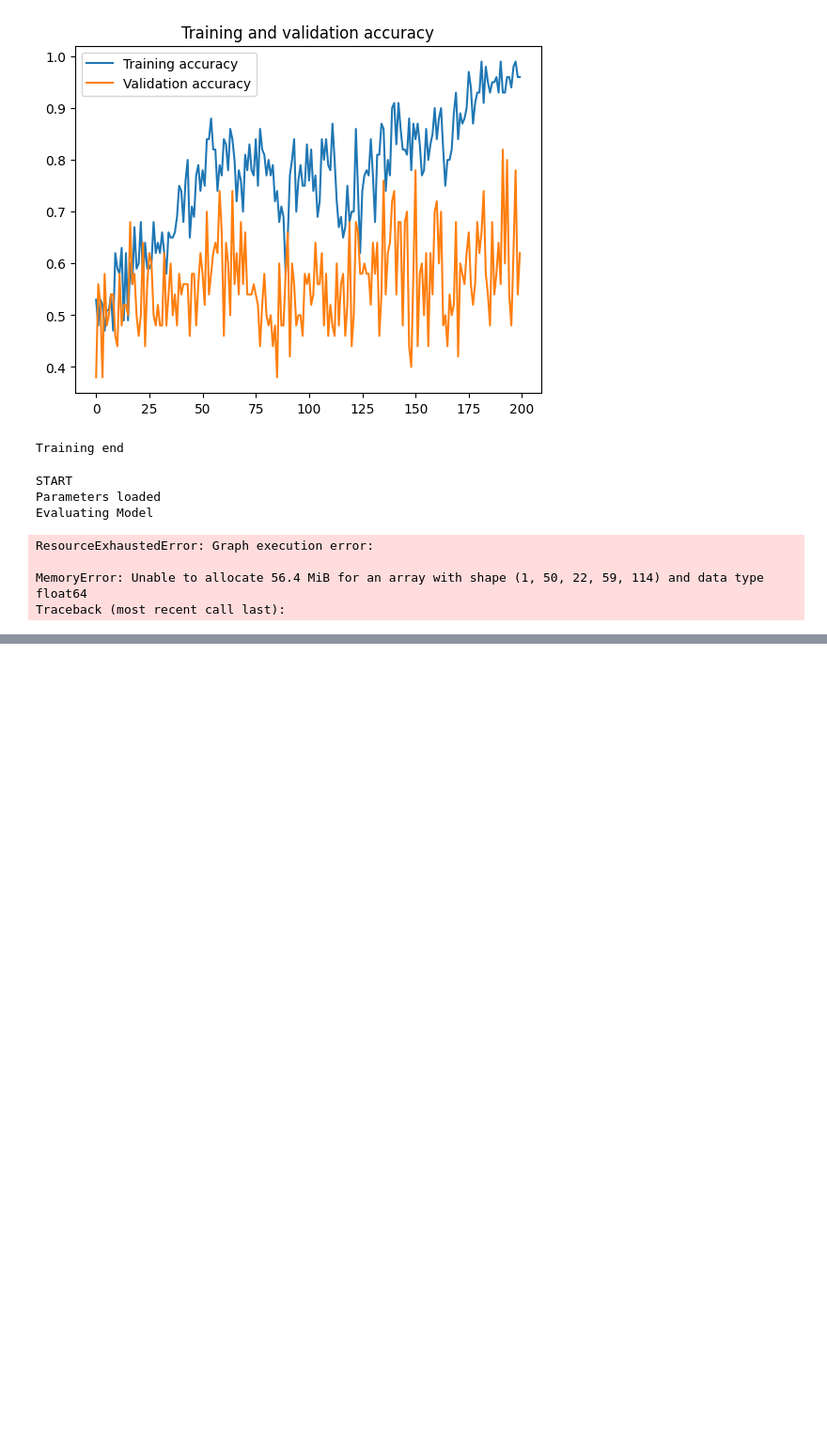
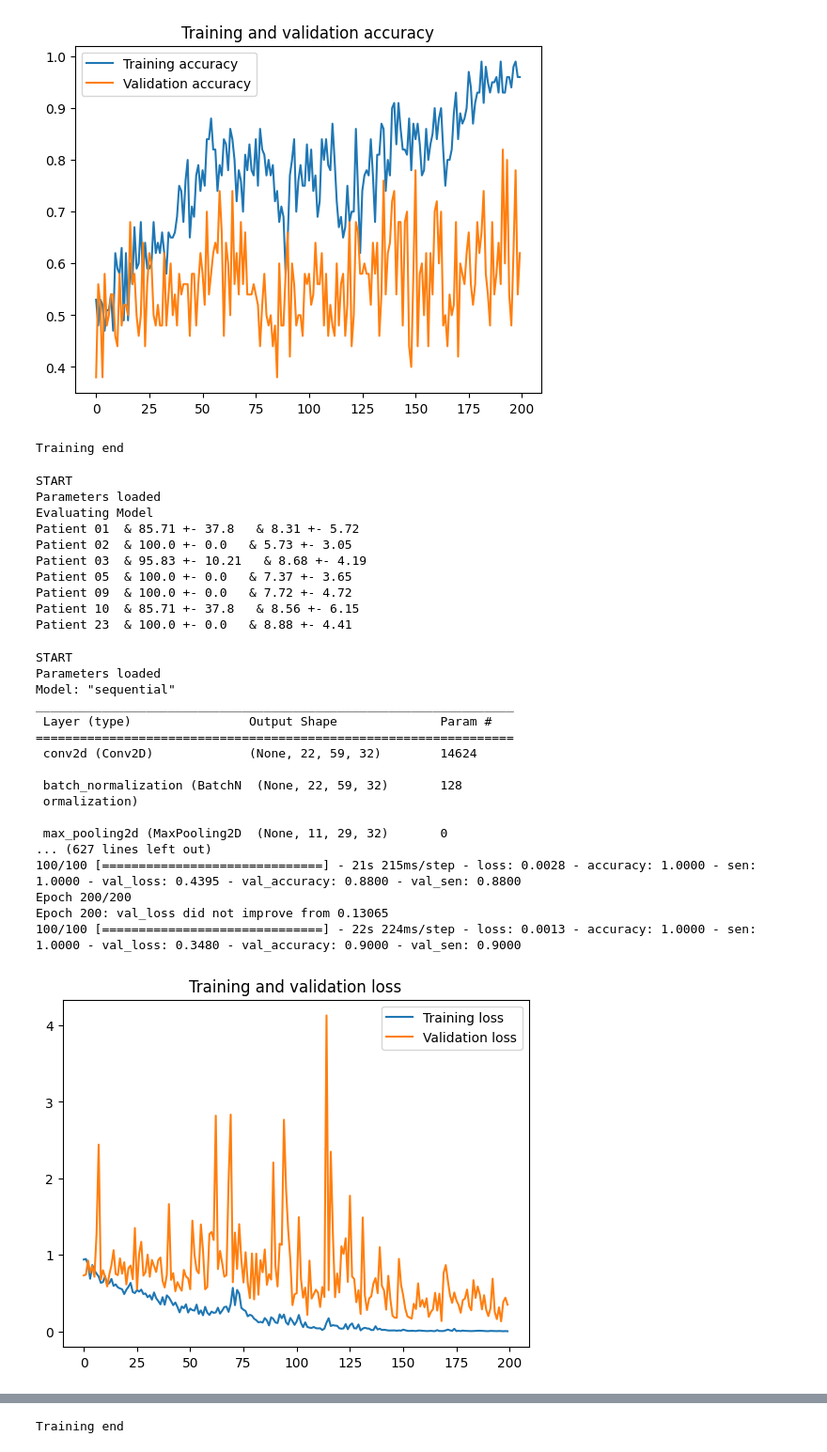
Before and after one commit to ChiaraAnsaldo/Neural-network-for-eeg-signal-analysis-for-epileptic-seizure-detection, a Jupyter notebook: CNN_Combined_Classification.ipynb, the cells around one changed output, grey strips where cells are left out. Shown at 94% size. Saved outputs shown, nothing was run; the diff lists cells and outputs as text; code cells hidden in the pictures; blank space fills up the shorter version.

```diff
--- a/CNN_Combined_Classification.ipynb
+++ b/CNN_Combined_Classification.ipynb
@@ -465,14 +476,72 @@ Epoch 200: val_loss did not improve from 0.42202
 Training end
 # %%
 init()
-model = load_model('model_checkpoint/Model4_1.h5')
+model = load_model('model_checkpoint/CNN_LSTM.h5')
 print('Evaluating Model')
 evaluation_model(model)
 # %% [output]
 START
 Parameters loaded
 Evaluating Model
+Patient 01  & 85.71 +- 37.8   & 8.31 +- 5.72
+Patient 02  & 100.0 +- 0.0   & 5.73 +- 3.05
+Patient 03  & 95.83 +- 10.21   & 8.68 +- 4.19
+Patient 05  & 100.0 +- 0.0   & 7.37 +- 3.65
+Patient 09  & 100.0 +- 0.0   & 7.72 +- 4.72
+Patient 10  & 85.71 +- 37.8   & 8.56 +- 6.15
+Patient 23  & 100.0 +- 0.0   & 8.88 +- 4.41
-ResourceExhaustedError: Graph execution error:
-
-MemoryError: Unable to allocate 56.4 MiB for an array with shape (1, 50, 22, 59, 114) and data type float64
-Traceback (most recent call last):
+# %%
+init()
+
+if not os.path.exists(dir_name):
+        os.makedirs(dir_name)
+save_path = os.path.join(dir_name, 'Model5.h5')
+
+callbacks_list = [
+    tf.keras.callbacks.ModelCheckpoint(
+    filepath=save_path,
+    monitor="val_loss",
+    verbose=1,
+    save_best_only=True)
+]
+model = createModel3()
+
+optimizer = tf.keras.optimizers.SGD(learning_rate=initial_learning_rate)
+
+model.compile(optimizer=optimizer, loss='categorical_crossentropy', metrics=['accuracy', keras.metrics.Recall(name='sen')])
+
+model.summary()
+
+history = model.fit(generate_arrays_for_training(filesPath, end=75),
+                        validation_data=generate_arrays_for_training(filesPath, start=75),
+                        steps_per_epoch=100,
+                        validation_steps=50,
+                        epochs=200, max_queue_size=2, shuffle=True, callbacks=[callbacks_list])
+
+train_loss = history.history['loss']
+val_loss = history.history['val_loss']
+train_acc = history.history['accuracy']
+val_acc = history.history['val_accuracy']
+
+plot_performance(train_loss, val_loss, train_acc, val_acc)
+
+print('Training end')
+# %% [output]
+START
+Parameters loaded
+Model: "sequential"
+_________________________________________________________________
+ Layer (type)                Output Shape              Param #
+=================================================================
+ conv2d (Conv2D)             (None, 22, 59, 32)        14624
+
+ batch_normalization (BatchN  (None, 22, 59, 32)       128
+ ormalization)
+
+ max_pooling2d (MaxPooling2D  (None, 11, 29, 32)       0
+... (627 lines left out)
+100/100 [==============================] - 21s 215ms/step - loss: 0.0028 - accuracy: 1.0000 - sen: 1.0000 - val_loss: 0.4395 - val_accuracy: 0.8800 - val_sen: 0.8800
+Epoch 200/200
+Epoch 200: val_loss did not improve from 0.13065
+100/100 [==============================] - 22s 224ms/step - loss: 0.0013 - accuracy: 1.0000 - sen: 1.0000 - val_loss: 0.3480 - val_accuracy: 0.9000 - val_sen: 0.9000
+[figure, added]
@@ -478,0 +549 @@ Traceback (most recent call last):
+Training end
```
Also changed, not shown: parts of 7 cells of this notebook, 13 other files.
